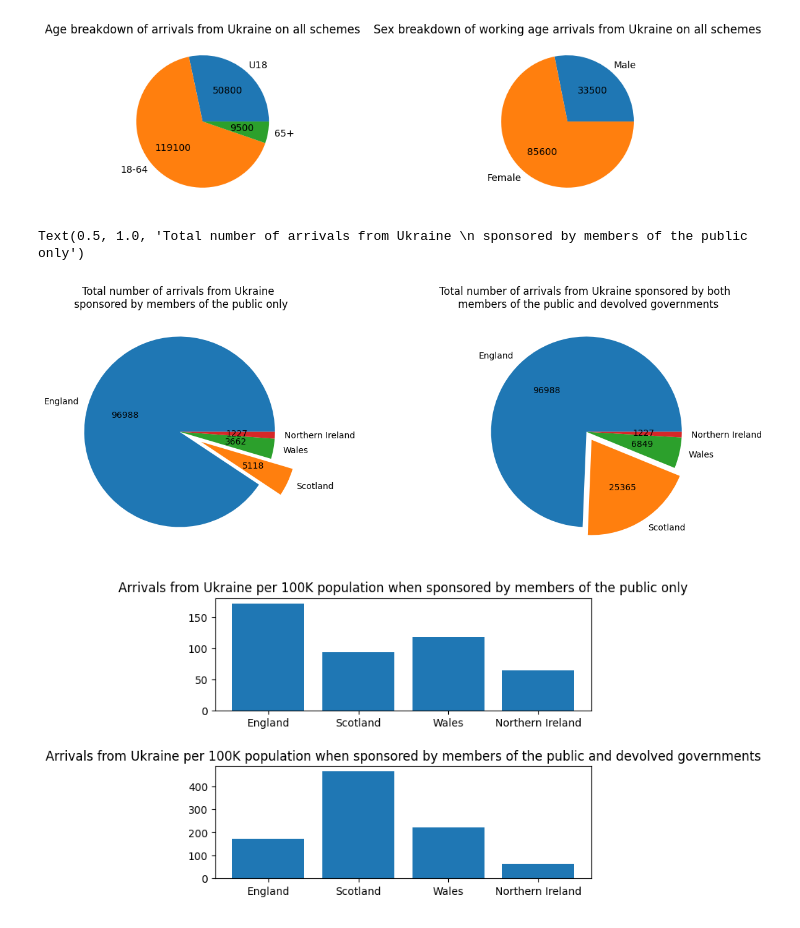
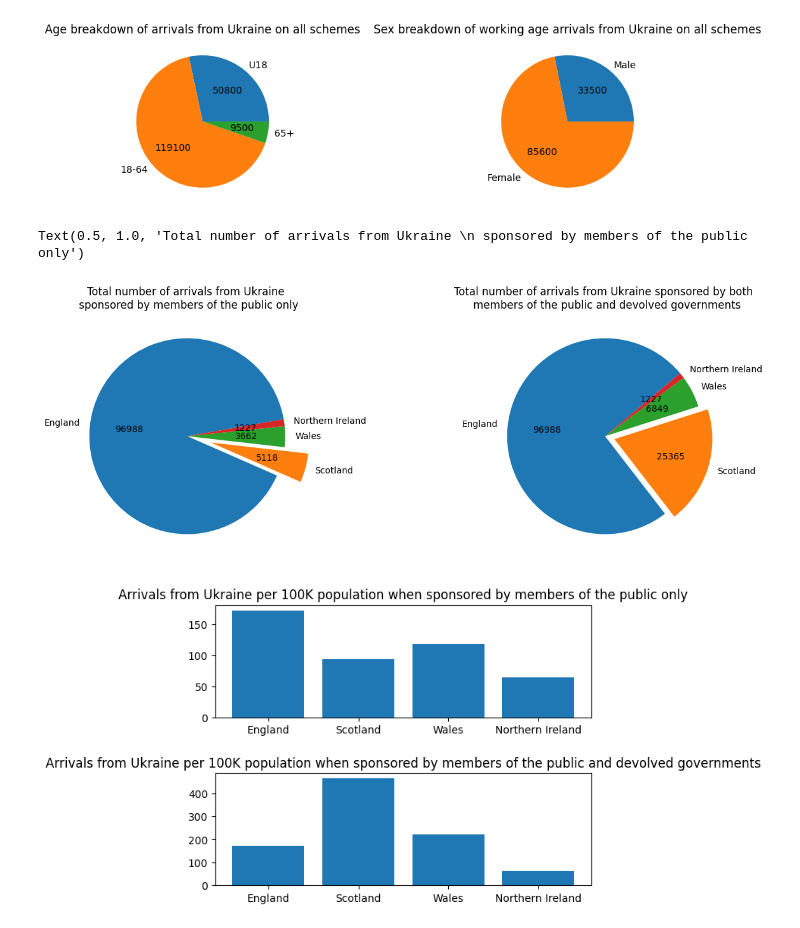
Before and after one commit to yuliiabosher/Python-with-Data-course, a Jupyter notebook: Worksheets/Data_Exploration_project.ipynb, the cells around one changed output. Saved outputs shown, nothing was run; the diff lists cells and outputs as text; code cells hidden in the pictures.

```diff
--- a/Worksheets/Data_Exploration_project.ipynb
+++ b/Worksheets/Data_Exploration_project.ipynb
@@ -230,21 +230,21 @@ Text(0.5, 1.0, 'Sex breakdown of working age arrivals from Ukraine on all scheme
 # %%
 members_of_public = uk.dropna(subset = 'ONS code')
 public_gov = uk.dropna(subset='Country')
 public_gov_grouped = public_gov.groupby('Country').sum(numeric_only=False).sort_values('Arrivals', ascending=False)
 data_public_gov = public_gov_grouped['Arrivals']
 labels_public_gov = public_gov_grouped['Arrivals'].keys()
 public = members_of_public.groupby('Country').sum(numeric_only=False).sort_values('Arrivals', ascending=False)
 public_data = public['Arrivals']
 public_labels = public['Arrivals'].keys()
 fig, axs = plt.subplots(1,2, figsize=(15,5))
 fig.subplots_adjust(wspace=0.3)
-axs[1].pie(data_public_gov, labels=labels_public_gov, autopct = autopct_format(data_public_gov), explode = [0, 0.1, 0, 0])
+axs[1].pie(data_public_gov, labels=labels_public_gov, autopct = autopct_format(data_public_gov), explode = [0, 0.1, 0, 0], startangle=40)
 axs[1].set_title('Total number of arrivals from Ukraine sponsored by both \n members of the public and devolved governments')
-axs[0].pie(public_data, labels=public_labels, autopct = autopct_format(public_data), explode = [0, 0.25, 0, 0])
+axs[0].pie(public_data, labels=public_labels, autopct = autopct_format(public_data), explode = [0, 0.25, 0, 0], startangle=10)
 axs[0].set_title('Total number of arrivals from Ukraine \n sponsored by members of the public only')
 # %% [output]
 Text(0.5, 1.0, 'Total number of arrivals from Ukraine \n sponsored by members of the public only')
-[figure, old version]
+[figure, new version]
 # %%
 population = pd.read_excel('https://github.com/yuliiabosher/Python-with-Data-course/raw/main/ukpopestimatesmid2021on2021geographyfinal.xls', sheet_name = 'MYE1')
 population = population.drop('Unnamed: 1', axis=1)
```
